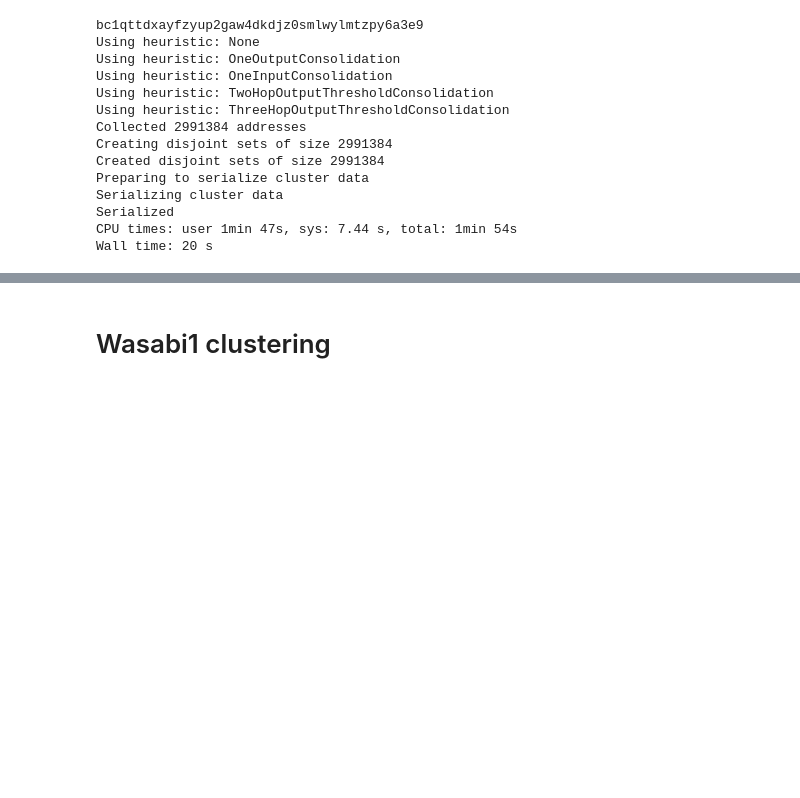
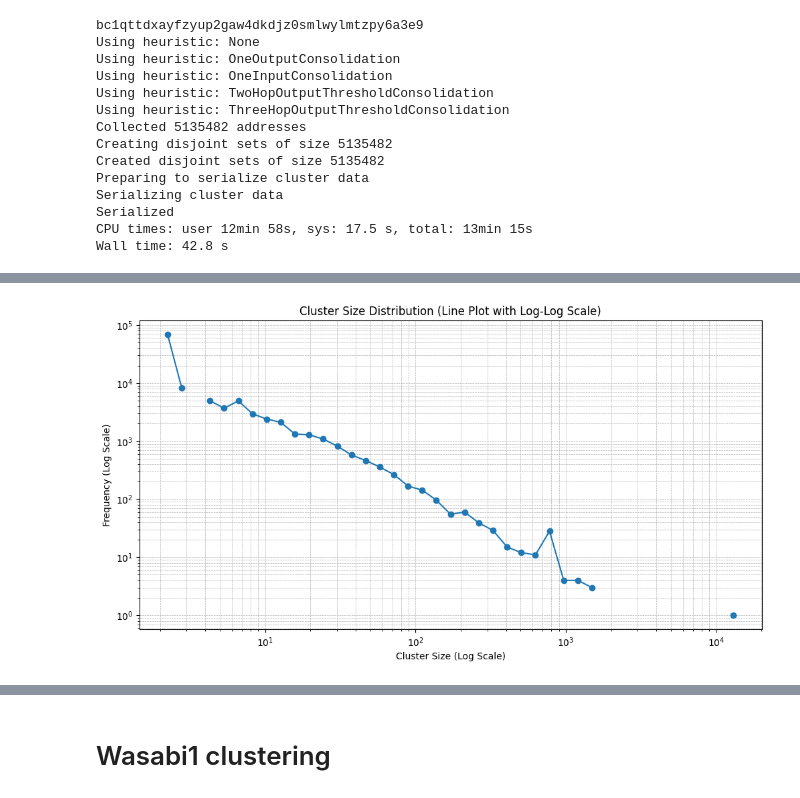
Before and after one commit to mmstanone/blocksci, a Jupyter notebook: Notebooks/Clusters.ipynb, the cells around one changed output, grey strips where cells are left out. Saved outputs shown, nothing was run; the diff lists cells and outputs as text; code cells hidden in the pictures; blank space fills up the shorter version.

```diff
--- a/Notebooks/Clusters.ipynb
+++ b/Notebooks/Clusters.ipynb
@@ -68,8 +124,8 @@ print(address_im_looking_for)
 start = one_random_wp_cj.block_height
 stop = one_random_wp_cj.block_height + 91302
 
-# start = 0
-# stop = len(chain)
+start = 0
+stop = len(chain)
 
 # clusterer = blocksci.cluster.ClusterManager(str(cluster_directory / "fr"), chain)
 
@@ -89,19 +145,16 @@ Using heuristic: OneOutputConsolidation
 Using heuristic: OneInputConsolidation
 Using heuristic: TwoHopOutputThresholdConsolidation
 Using heuristic: ThreeHopOutputThresholdConsolidation
-Collected 2991384 addresses
-Creating disjoint sets of size 2991384
-Created disjoint sets of size 2991384
+Collected 5135482 addresses
+Creating disjoint sets of size 5135482
+Created disjoint sets of size 5135482
 Preparing to serialize cluster data
 Serializing cluster data
 Serialized
-CPU times: user 1min 47s, sys: 7.44 s, total: 1min 54s
-Wall time: 20 s
+CPU times: user 12min 58s, sys: 17.5 s, total: 13min 15s
+Wall time: 42.8 s
 # %%
-clusterer = blocksci.cluster.ClusterManager("/mnt/anal/clustering/wasabi1/", chain)
-
-print(len(clusterer.clusters()))
-%time bigger_than_one = [cluster for cluster in clusterer.clusters() if cluster.address_count() > 1]
-print(len(bigger_than_one))
-%time bigger_than_one.sort(key=lambda c: c.balance(), reverse=True)
-cluster = bigger_than_one[0]
+wp_clusterer = blocksci.cluster.CoinjoinClusterManager("/mnt/anal/clustering/whirlpool_out_threshold/", chain)
+%time wp_clusters = [cluster for cluster in wp_clusterer.clusters() if cluster.address_count() > 1]
+compute_log_log_graph(wp_clusters)
+# %% [output]
@@ -107,0 +163 @@ cluster = bigger_than_one[0]
+[figure, added]
```
Also changed, not shown: parts of 13 cells of this notebook, 14 other files.
